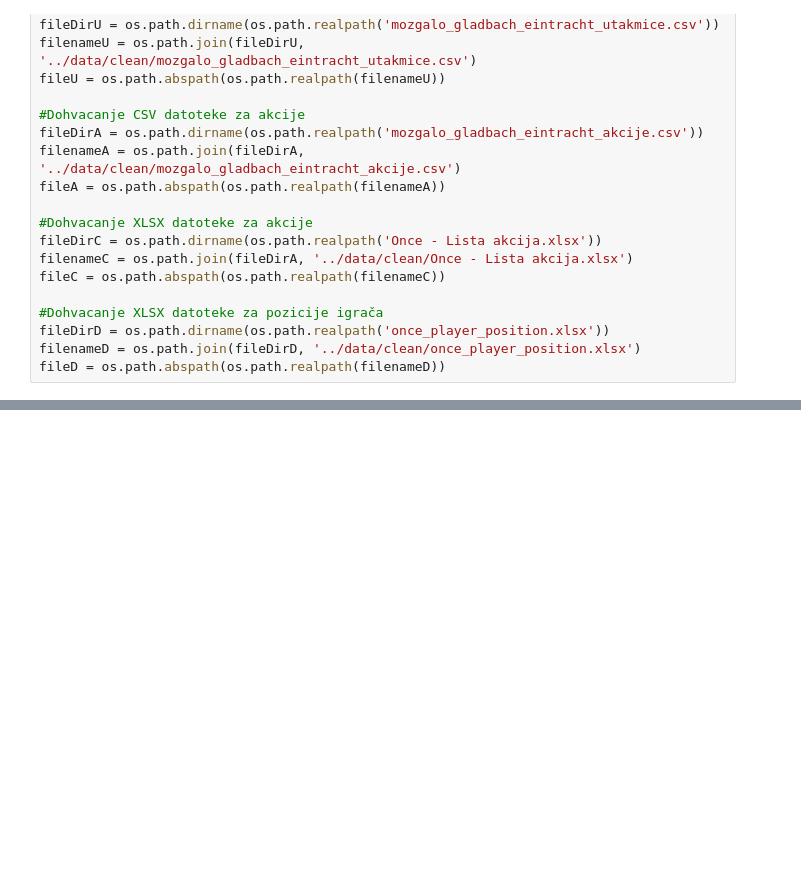
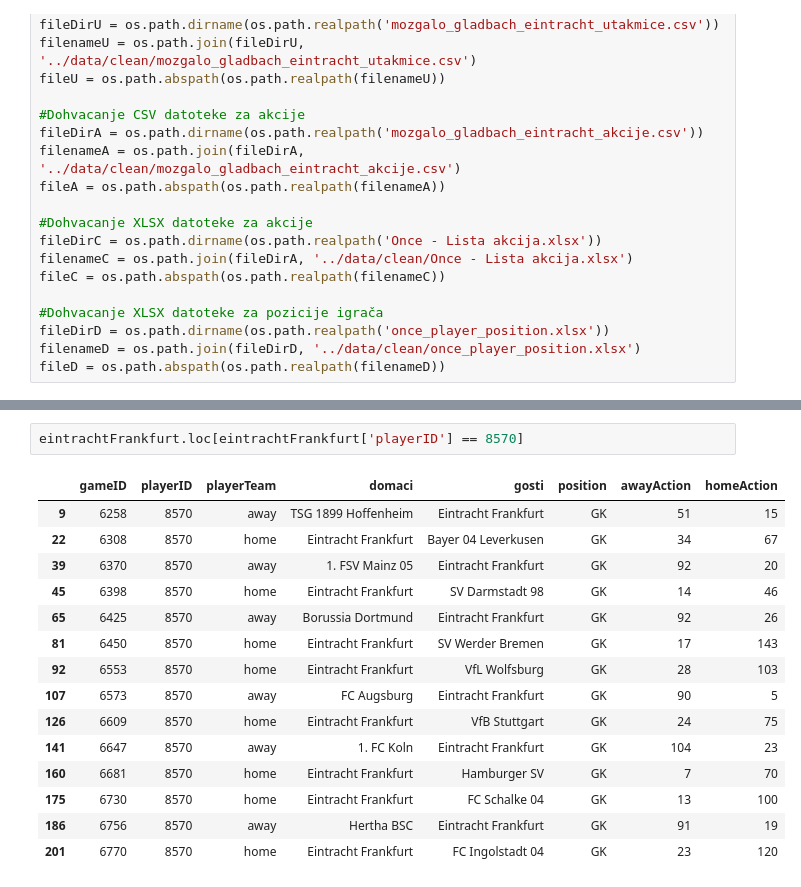
Before and after one commit to hrvatskibogmars/brainstormers, a Jupyter notebook: analysis/Eintracht Frankfurt - players.ipynb, the cells around one changed output, grey strips where cells are left out. Drawn from its saved outputs; the diff is of its cells as text; blank space fills up the shorter version.

```diff
--- a/analysis/Eintracht Frankfurt - players.ipynb
+++ b/analysis/Eintracht Frankfurt - players.ipynb
@@ -229,0 +148,18 @@ memory usage: 11.4+ KB
+# %%
+eintrachtFrankfurt.loc[eintrachtFrankfurt['playerID'] == 8570]
+# %% [output]
+|  | gameID | playerID | playerTeam | domaci | gosti | position | awayAction | homeAction |
+| 9 | 6258 | 8570 | away | TSG 1899 Hoffenheim | Eintracht Frankfurt | GK | 51 | 15 |
+| 22 | 6308 | 8570 | home | Eintracht Frankfurt | Bayer 04 Leverkusen | GK | 34 | 67 |
+| 39 | 6370 | 8570 | away | 1. FSV Mainz 05 | Eintracht Frankfurt | GK | 92 | 20 |
+| 45 | 6398 | 8570 | home | Eintracht Frankfurt | SV Darmstadt 98 | GK | 14 | 46 |
+| 65 | 6425 | 8570 | away | Borussia Dortmund | Eintracht Frankfurt | GK | 92 | 26 |
+| 81 | 6450 | 8570 | home | Eintracht Frankfurt | SV Werder Bremen | GK | 17 | 143 |
+| 92 | 6553 | 8570 | home | Eintracht Frankfurt | VfL Wolfsburg | GK | 28 | 103 |
+| 107 | 6573 | 8570 | away | FC Augsburg | Eintracht Frankfurt | GK | 90 | 5 |
+| 126 | 6609 | 8570 | home | Eintracht Frankfurt | VfB Stuttgart | GK | 24 | 75 |
+| 141 | 6647 | 8570 | away | 1. FC Koln | Eintracht Frankfurt | GK | 104 | 23 |
+| 160 | 6681 | 8570 | home | Eintracht Frankfurt | Hamburger SV | GK | 7 | 70 |
+| 175 | 6730 | 8570 | home | Eintracht Frankfurt | FC Schalke 04 | GK | 13 | 100 |
+| 186 | 6756 | 8570 | away | Hertha BSC | Eintracht Frankfurt | GK | 91 | 19 |
+| 201 | 6770 | 8570 | home | Eintracht Frankfurt | FC Ingolstadt 04 | GK | 23 | 120 |
```
Also changed, not shown: parts of 48 cells of this notebook, 9 other files.
